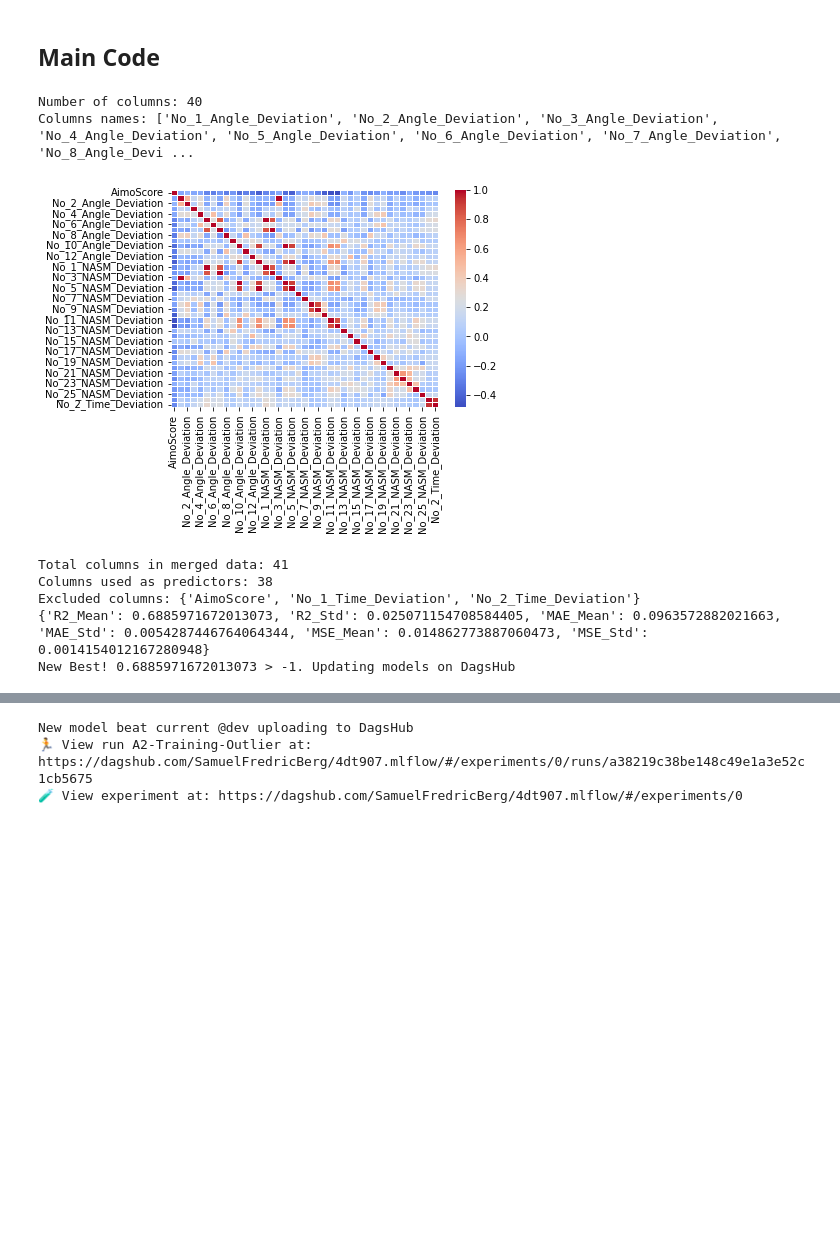
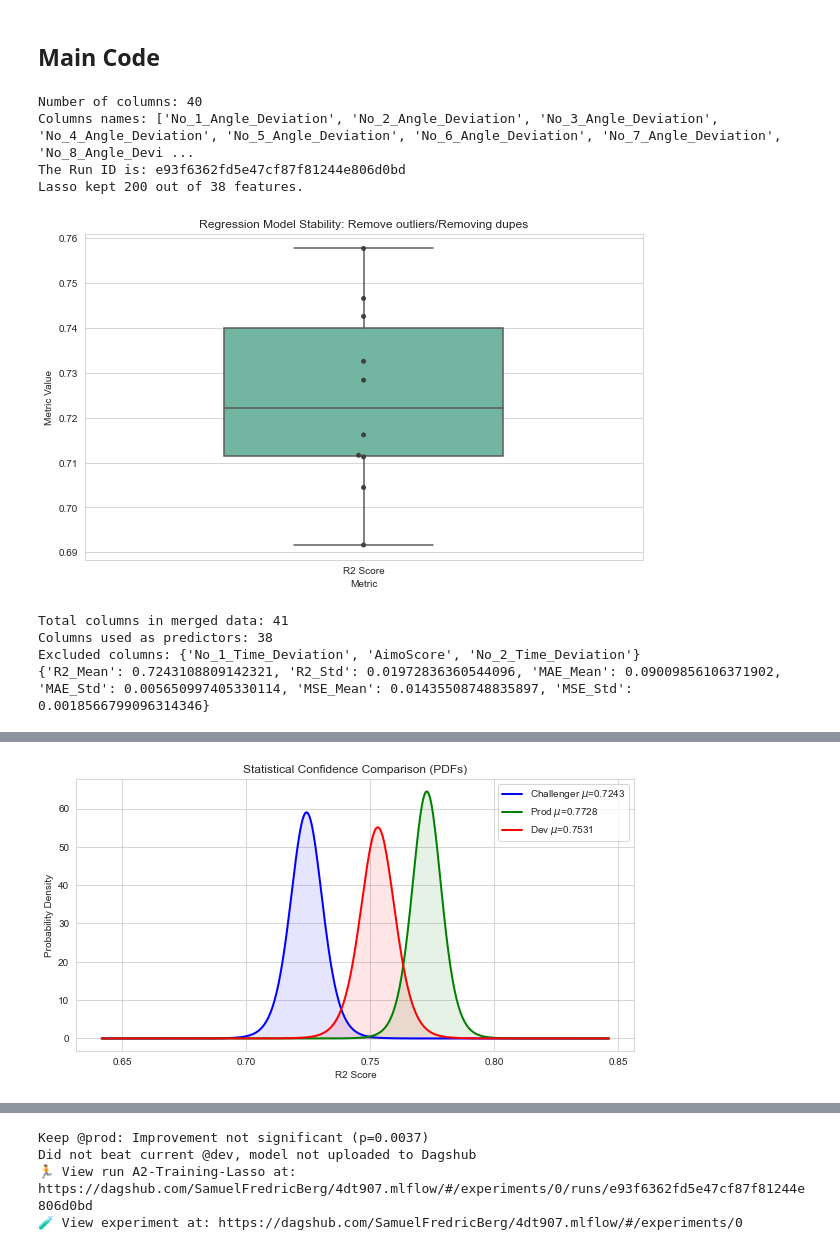
Before and after one commit to sb224sc-HT22-VT27/4dt907, a Jupyter notebook: src/ml-research/a2/a2.ipynb, the cells around one changed output, grey strips where cells are left out. Saved outputs shown, nothing was run; the diff lists cells and outputs as text; code cells hidden in the pictures; blank space fills up the shorter version.

Commit message:
feat: New comparison of models into utils and A4 report

```diff
--- a/src/ml-research/a2/a2.ipynb
+++ b/src/ml-research/a2/a2.ipynb
@@ -38,7 +44,11 @@ config = {
     "n_folds": 10,
     "shuffle": True,
     "variant": "Remove outliers/Removing dupes",
-    "threshold_multiplier": 3,
+    "threshold_multiplier": 5,
+    "n_alphas": 100,
+    "max_iter": 50000,
+    "poly_degree": 2,
+    "include_bias": False
 }
 
 data_path = "../../data/AimoScore_WeakLink_big_scores_A2.csv"
@@ -95,11 +158,11 @@ print(f"Columns names: {df_names}")
 
 df_cleaned.describe()
 
-sns.heatmap(df_cleaned.corr(), annot=False, cmap="coolwarm", fmt=".1f", linewidths=0.5)
-plt.show()
 
-with mlflow.start_run(run_name="A2-Training-Outlier") as run:
+with mlflow.start_run(run_name="A2-Training-Lasso") as run:
     mlflow.log_params(config)
+    current_run_id = run.info.run_id
+    print(f"The Run ID is: {current_run_id}")
 
     y = df_cleaned["AimoScore"]
     X = df_cleaned.drop(
@@ -112,51 +175,65 @@ with mlflow.start_run(run_name="A2-Training-Outlier") as run:
     X_clean = X[mask]
     y_clean = y[mask]
 
-    model, y_pred, y_test = fitReg(X_clean, y_clean)
+    model, y_pred, y_test = fit_lasso(X_clean, y_clean, kf)
 
-    # 1. R-Squared (The Accuracy)
-    # How much of the variance in AimoScore(Expert score) does your model explain?
-    r2_scores = cross_val_score(model, X_clean, y_clean, cv=kf, scoring="r2")
-    # 2. Mean Absolute Error (MAE)
-    # On average, how many points off is your prediction?
-    mae_scores = -cross_val_score(
-        model, X_clean, y_clean, cv=kf, scoring="neg_mean_absolute_error"
-    )
-    # 3. Mean Squared Error (MSE)
-    mse_scores = -cross_val_score(
-        model, X_clean, y_clean, cv=kf, scoring="neg_mean_squared_error"
-    )
+
+
+    cv_results = cross_validate(model, X_clean, y_clean, cv=kf,
+                                scoring=['r2', 'neg_mean_absolute_error', 'neg_mean_squared_error'])
+
+    r2_scores = cv_results['test_r2']
+    mae_scores = -cv_results['test_neg_mean_absolute_error']
+    mse_scores = -cv_results['test_neg_mean_squared_error']
+
+    current_scores_df = pd.DataFrame({
+        'r2': r2_scores,
+        'mae': mae_scores,
+        'mse': mse_scores
+    })
+    current_scores_df.to_csv("cv_fold_scores.csv", index=False)
+    mlflow.log_artifact("cv_fold_scores.csv")
+
+    crossval_boxplots_regression(r2_scores, mae_scores, mse_scores)
 
     print(f"Total columns in merged data: {len(df_cleaned.columns)}")
     print(f"Columns used as predictors: {len(X.columns)}")
     print(f"Excluded columns: {set(df_cleaned.columns) - set(X.columns)}")
 
     results = {
         "R2_Mean": r2_scores.mean(),
         "R2_Std": r2_scores.std(),
         "MAE_Mean": mae_scores.mean(),
         "MAE_Std": mae_scores.std(),
         "MSE_Mean": mse_scores.mean(),
         "MSE_Std": mse_scores.std(),
     }
     print(results)
     mlflow.log_metrics(results)
 
-    # mlflow.log_artifact("heatmap.png")
+    mlflow.log_artifact("regression_boxplot.png")
+
+    is_better, p_val = utils.is_challenger_statistically_better(current_scores_df)
+
+    if is_better:
+        print(f"New model is statistically superior to @prod (p={p_val:.4f})")
+    else:
+        print(f"Keep @prod: Improvement not significant (p={p_val:.4f})")
 
     if utils.auto_check_challenger(run.info.run_id, metric_name="R2_Mean"):
         mlflow.sklearn.log_model(model, "model", registered_model_name="Project_Model_A2_V2")
         latest_v = utils.client.get_latest_versions("Project_Model_A2_V2")[0].version
         utils.client.set_registered_model_alias("Project_Model_A2_V2", "dev", latest_v)
         print("New model beat current @dev uploading to DagsHub")
     else:
         print("Did not beat current @dev, model not uploaded to Dagshub")
 # %% [output]
 Number of columns: 40
 Columns names: ['No_1_Angle_Deviation', 'No_2_Angle_Deviation', 'No_3_Angle_Deviation', 'No_4_Angle_Deviation', 'No_5_Angle_Deviation', 'No_6_Angle_Deviation', 'No_7_Angle_Deviation', 'No_8_Angle_Devi ...
+The Run ID is: e93f6362fd5e47cf87f81244e806d0bd
+Lasso kept 200 out of 38 features.
-[figure, old version]
+[figure, new version]
 Total columns in merged data: 41
 Columns used as predictors: 38
-Excluded columns: {'AimoScore', 'No_1_Time_Deviation', 'No_2_Time_Deviation'}
-{'R2_Mean': 0.6885971672013073, 'R2_Std': 0.025071154708584405, 'MAE_Mean': 0.0963572882021663, 'MAE_Std': 0.0054287446764064344, 'MSE_Mean': 0.014862773887060473, 'MSE_Std': 0.0014154012167280948}
-New Best! 0.6885971672013073 > -1. Updating models on DagsHub
+Excluded columns: {'No_1_Time_Deviation', 'AimoScore', 'No_2_Time_Deviation'}
+{'R2_Mean': 0.7243108809142321, 'R2_Std': 0.01972836360544096, 'MAE_Mean': 0.09009856106371902, 'MAE_Std': 0.005650997405330114, 'MSE_Mean': 0.01435508748835897, 'MSE_Std': 0.0018566799096314346}
@@ -168,0 +241 @@ Created version '2' of model 'Project_Model_A2_V2'.
+[figure, added]
@@ -169,3 +243,4 @@ Created version '2' of model 'Project_Model_A2_V2'.
-New model beat current @dev uploading to DagsHub
-🏃 View run A2-Training-Outlier at: https://dagshub.com/SamuelFredricBerg/4dt907.mlflow/#/experiments/0/runs/a38219c38be148c49e1a3e52c1cb5675
+Keep @prod: Improvement not significant (p=0.0037)
+Did not beat current @dev, model not uploaded to Dagshub
+🏃 View run A2-Training-Lasso at: https://dagshub.com/SamuelFredricBerg/4dt907.mlflow/#/experiments/0/runs/e93f6362fd5e47cf87f81244e806d0bd
 🧪 View experiment at: https://dagshub.com/SamuelFredricBerg/4dt907.mlflow/#/experiments/0
```
Also changed, not shown: parts of 5 cells of this notebook, 6 other files.
